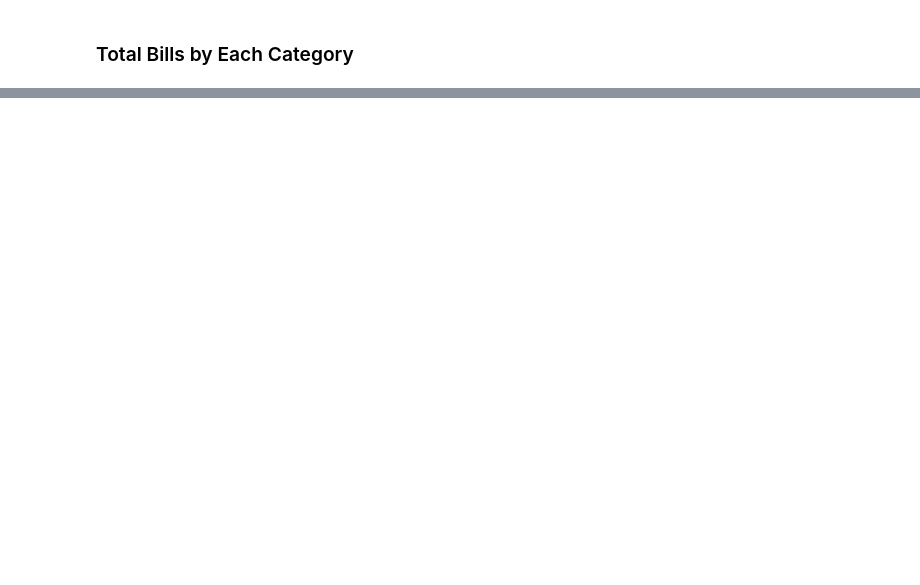
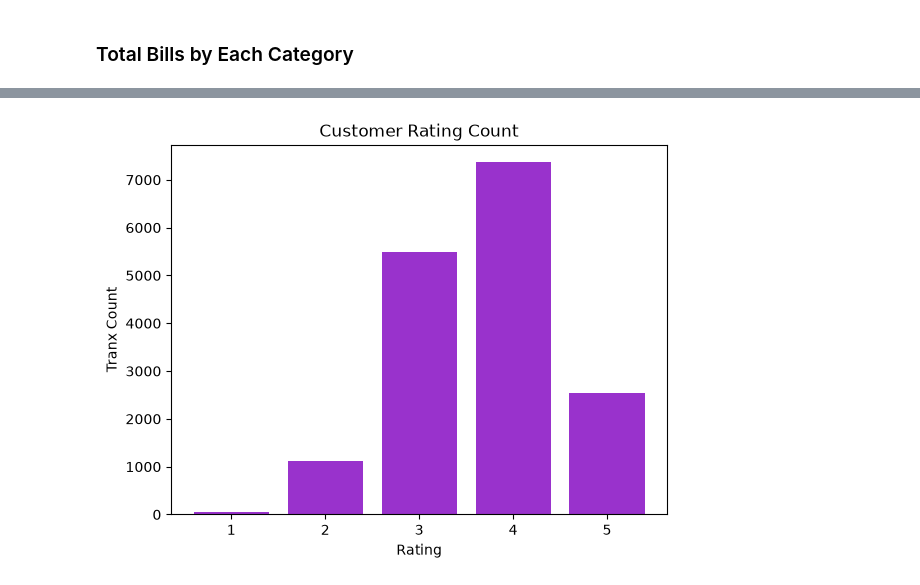
Before and after one commit to Gantz23/bakery, a Jupyter notebook: main.ipynb, the cells around one changed output, grey strips where cells are left out. Cells and saved outputs as stored; diff of their text form; code cells hidden in the pictures; blank space fills up the shorter version.

```diff
--- a/main.ipynb
+++ b/main.ipynb
@@ -92,13 +146,15 @@ plt.show()
 # %%
 # Group and count transactions per rating (sorted ascending: 1 -> 5)
-cust_rating = df.groupby('customer_rating')['transaction_id'].count().sort_index(ascending=True)
+cust_rating = df.groupby('cust_rating')['transaction_id'].count().sort_index(ascending=True)
 
 # Convert index to strings so matplotlib treats ratings as discrete categories
 plt.bar(cust_rating.index.astype(str), cust_rating.values, color='darkorchid')
 
 plt.xlabel('Rating')
 plt.ylabel('Tranx Count')
 plt.title('Customer Rating Count')
 
 plt.show()
+# %% [output]
+[figure, added]
 # %%
```
Also changed, not shown: parts of 10 cells of this notebook.
